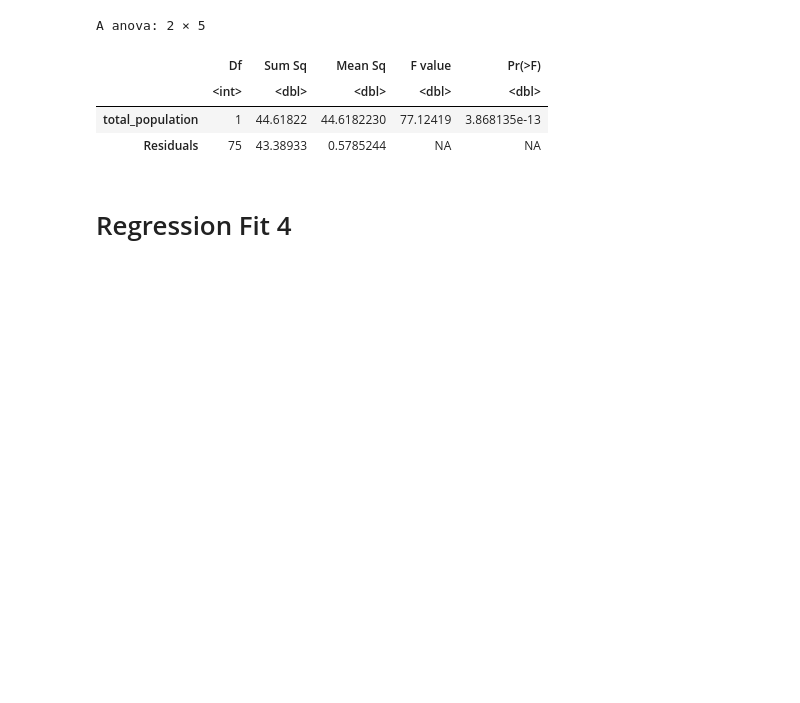
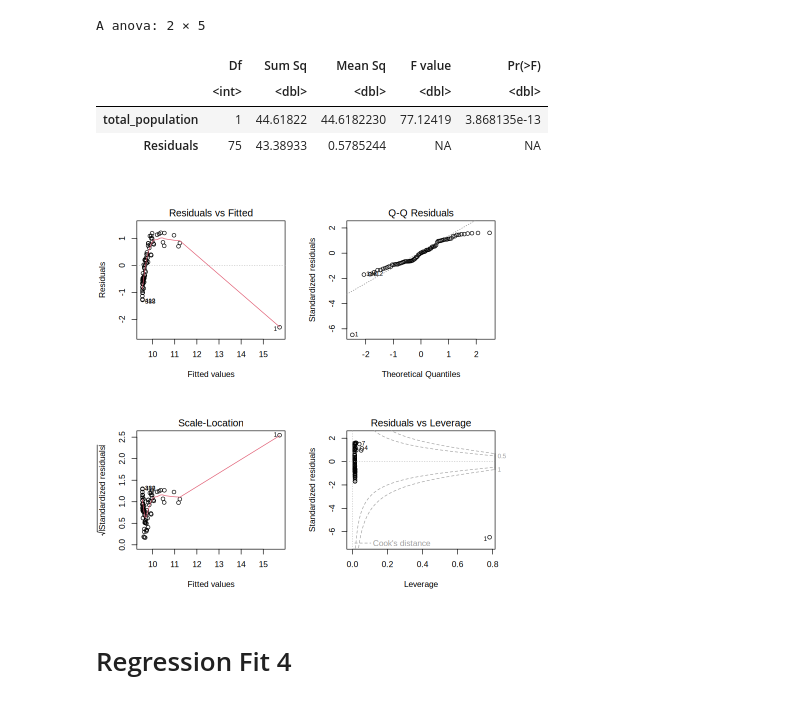
Before and after one commit to brandoncabrera707/STA_108_Regression_FinalProject, a Jupyter notebook: FinalProject_STA108.ipynb, the cells around one changed output. Drawn from its saved outputs; the diff is of its cells as text; code cells hidden in the pictures; blank space fills up the shorter version.

```diff
--- a/FinalProject_STA108.ipynb
+++ b/FinalProject_STA108.ipynb
@@ -306,5 +341,10 @@ A anova: 2 × 5
 |  | <int> | <dbl> | <dbl> | <dbl> | <dbl> |
 | total_population | 1 | 44.61822 | 44.6182230 | 77.12419 | 3.868135e-13 |
 | Residuals | 75 | 43.38933 | 0.5785244 | NA | NA |
+# %%
+par(mfrow = c(2,2))
+plot(model_r_4)
+# %% [output]
+[figure, added]
 # %% [markdown]
 # Regression Fit 4
```
Also changed, not shown: parts of 3 cells of this notebook.
